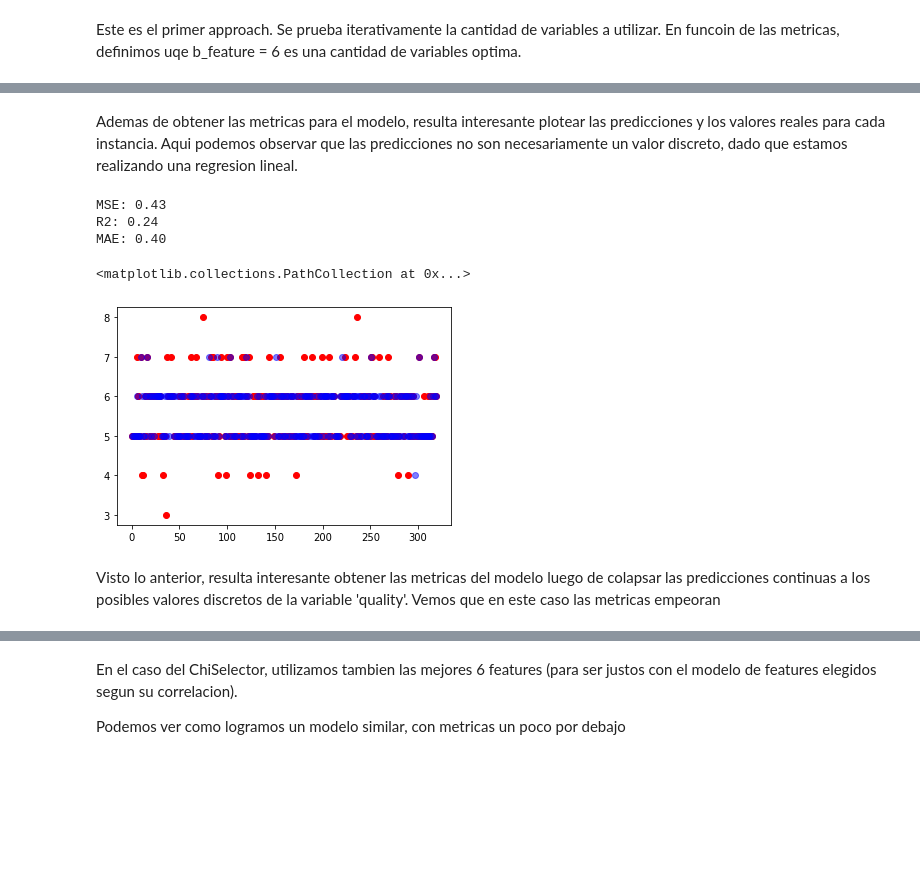
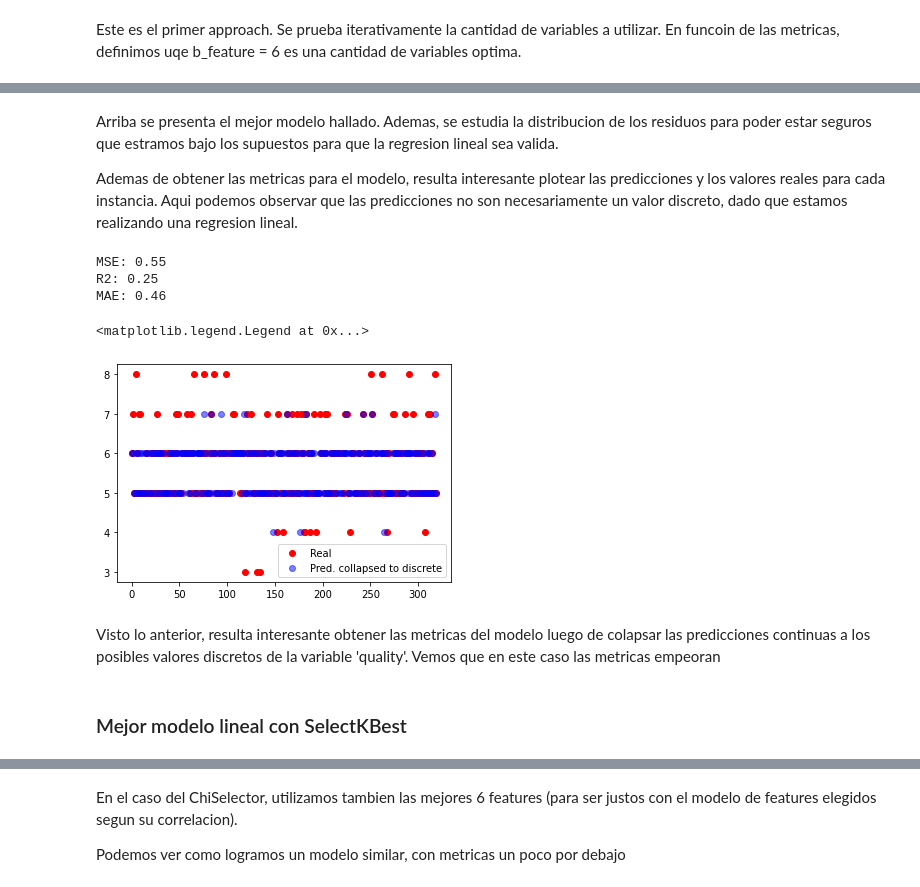
Before and after one commit to rdambrosioz/aa_2021, a Jupyter notebook: aa_tarea1_costanzo_dambrosio.ipynb, the cells around one changed output, grey strips where cells are left out. Drawn from its saved outputs; the diff is of its cells as text; code cells hidden in the pictures; blank space fills up the shorter version.

```diff
--- a/aa_tarea1_costanzo_dambrosio.ipynb
+++ b/aa_tarea1_costanzo_dambrosio.ipynb
@@ -223,23 +249,28 @@ NameError: ignored
 # %% [markdown]
+Arriba se presenta el mejor modelo hallado. Ademas, se estudia la distribucion de los residuos para poder estar seguros que estramos bajo los supuestos para que la regresion lineal sea valida.
+
 Ademas de obtener las metricas para el modelo, resulta interesante plotear las predicciones y los valores reales para cada instancia.
 Aqui podemos observar que las predicciones no son necesariamente un valor discreto, dado que estamos realizando una regresion lineal.
 # %%
 import math
 Y_pred_adapted = [math.floor(i) if abs(math.floor(i)-i) <= 0.5 else math.ceil(i) for i in Y_pred]
 print('MSE: %.2f' % mean_squared_error(Y_test, Y_pred_adapted))
 print('R2: %.2f' % r2_score(Y_test, Y_pred_adapted))
 print('MAE: %.2f' % mean_absolute_error(Y_test, Y_pred_adapted))
 
-plt.scatter([i for i in range(len(Y_test))], Y_test,c='r')
-plt.scatter([i for i in range(len(Y_test))], Y_pred_adapted,c='b', alpha=0.5)
+real =  plt.scatter([i for i in range(len(Y_test))], Y_test,c='r')
+pred = plt.scatter([i for i in range(len(Y_test))], Y_pred_adapted,c='b', alpha=0.5)
+plt.legend([real, pred], ['Real','Pred. collapsed to discrete'])
 # %% [output]
-MSE: 0.43
-R2: 0.24
-MAE: 0.40
+MSE: 0.55
+R2: 0.25
+MAE: 0.46
-<matplotlib.collections.PathCollection at 0x...>
+<matplotlib.legend.Legend at 0x...>
-[figure, old version]
+[figure, new version]
 # %% [markdown]
 Visto lo anterior, resulta interesante obtener las metricas del modelo luego de colapsar las predicciones continuas a los posibles valores discretos de la variable 'quality'. Vemos que en este caso las metricas empeoran
+# %% [markdown]
+### Mejor modelo lineal con SelectKBest
 # %%
 from sklearn.feature_selection import SelectKBest
 from sklearn.feature_selection import chi2
```
Also changed, not shown: parts of 41 cells of this notebook.
